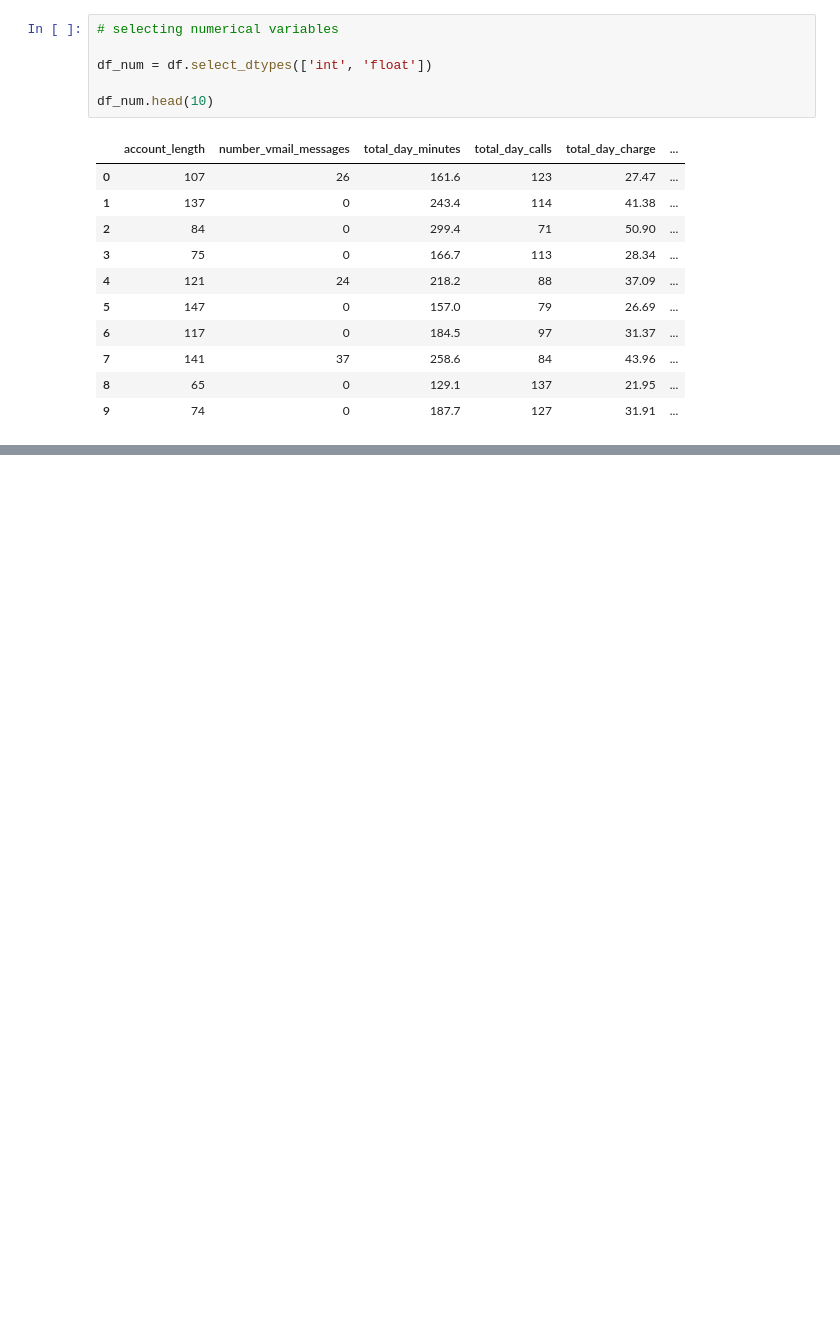
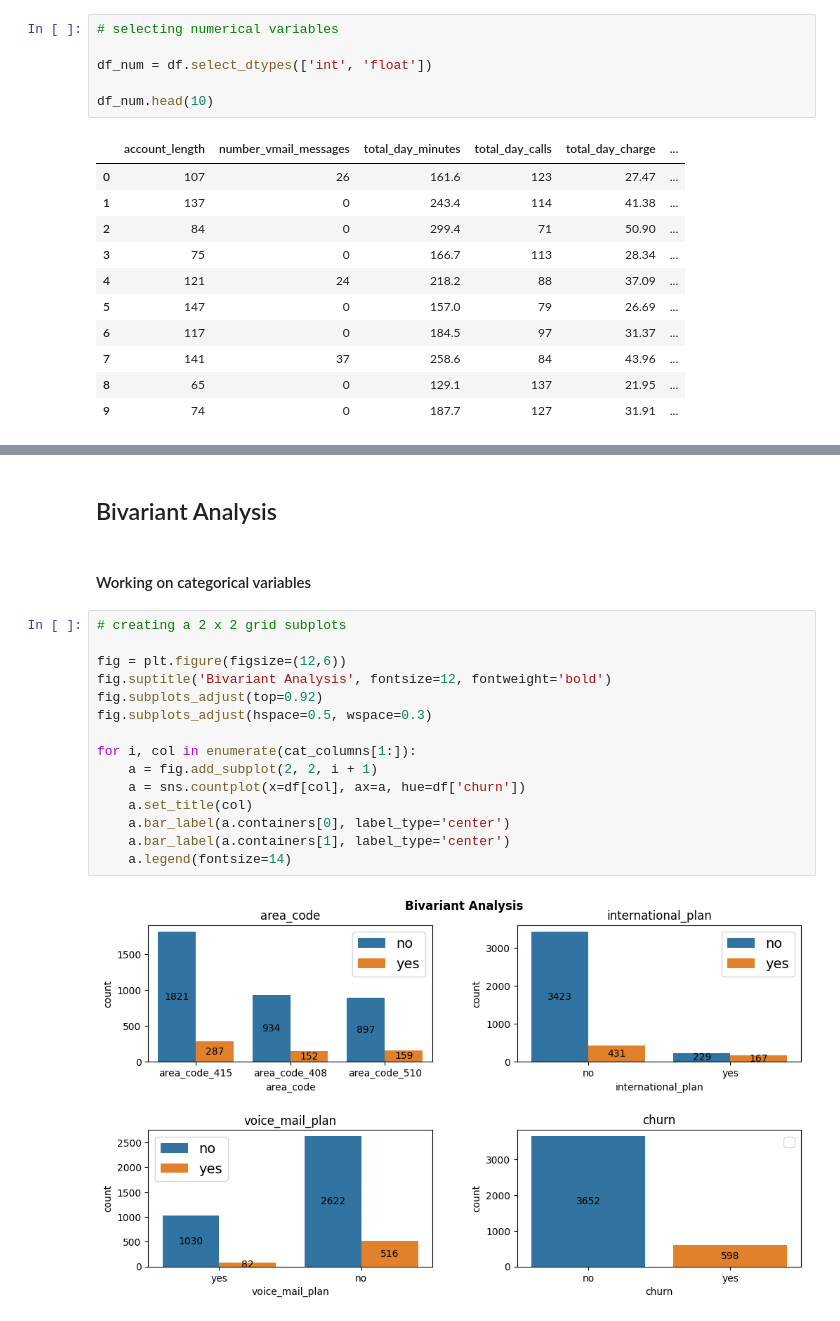
Before and after one commit to Gifted-Dev/customerChurn_prediction, a Jupyter notebook: notebooks/EDA.ipynb, the cells around one changed output, grey strips where cells are left out. Drawn from its saved outputs; the diff is of its cells as text; blank space fills up the shorter version.

```diff
--- a/notebooks/EDA.ipynb
+++ b/notebooks/EDA.ipynb
@@ -208,0 +225,21 @@ KeyboardInterrupt:
+# %% [markdown]
+## Bivariant Analysis
+# %% [markdown]
+#### Working on categorical variables
+# %%
+# creating a 2 x 2 grid subplots
+
+fig = plt.figure(figsize=(12,6))
+fig.suptitle('Bivariant Analysis', fontsize=12, fontweight='bold')
+fig.subplots_adjust(top=0.92)
+fig.subplots_adjust(hspace=0.5, wspace=0.3)
+
+for i, col in enumerate(cat_columns[1:]):
+    a = fig.add_subplot(2, 2, i + 1)
+    a = sns.countplot(x=df[col], ax=a, hue=df['churn'])
+    a.set_title(col)
+    a.bar_label(a.containers[0], label_type='center')
+    a.bar_label(a.containers[1], label_type='center')
+    a.legend(fontsize=14)
+# %% [output]
+[figure, added]
```
Also changed, not shown: parts of 16 cells of this notebook.
